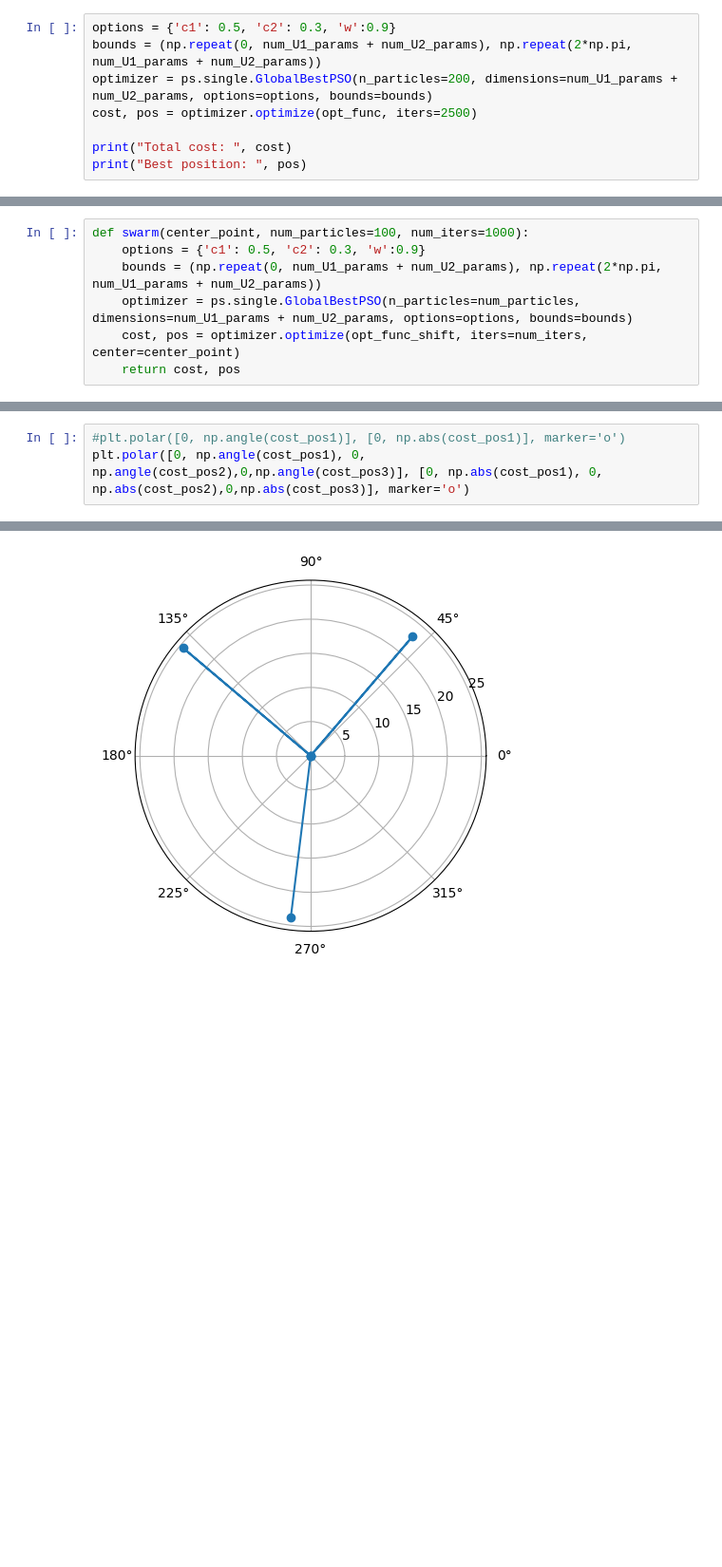
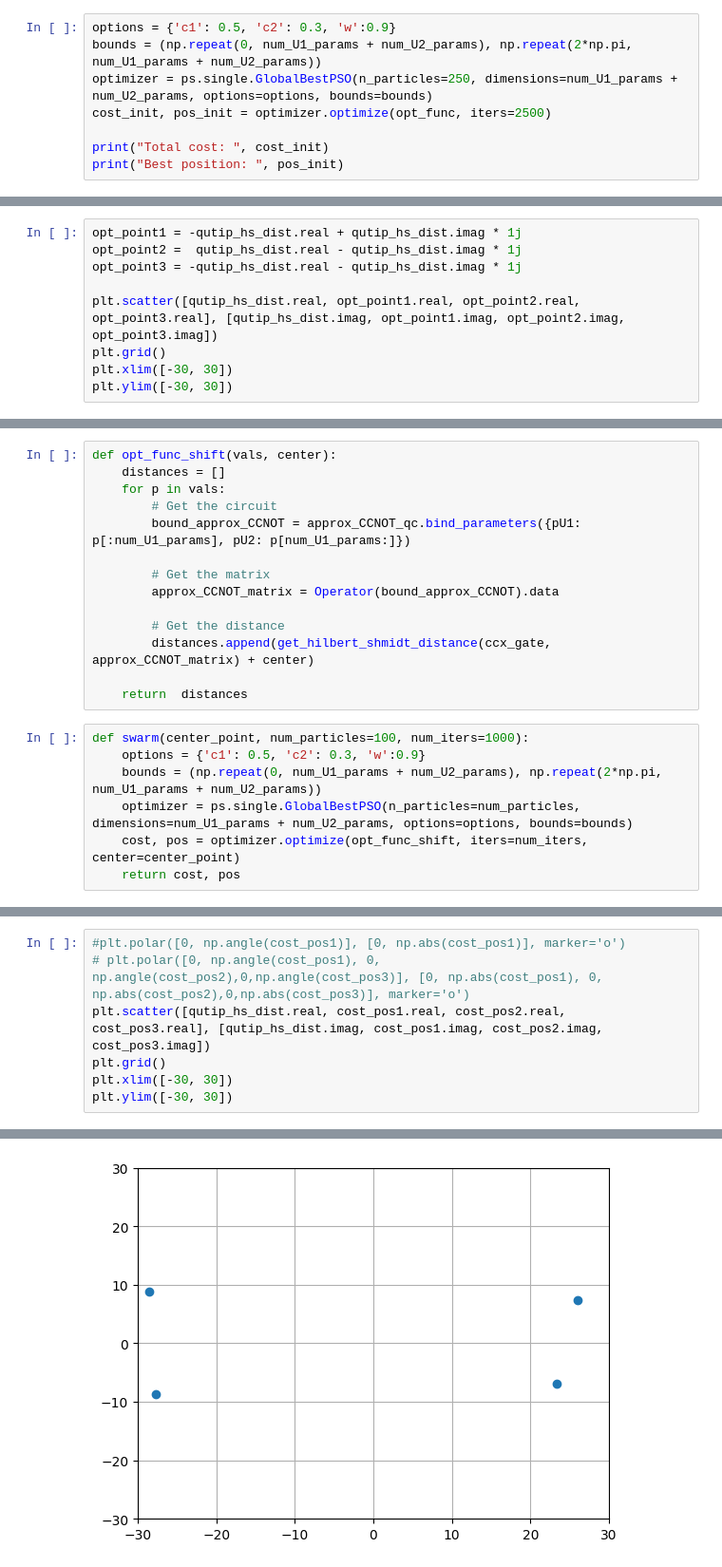
Before and after one commit to the-iron-ryan/CS-239, a Jupyter notebook: ApproxCCNOT/ApproxCCNOT.ipynb, the cells around one changed output, grey strips where cells are left out. Shown at 95% size. Drawn from its saved outputs; the diff is of its cells as text; blank space fills up the shorter version.

```diff
--- a/ApproxCCNOT/ApproxCCNOT.ipynb
+++ b/ApproxCCNOT/ApproxCCNOT.ipynb
@@ -184,9 +186,9 @@ Here I use the `opt_func` defined above and run swarm optimization using the pyt
 # %%
 options = {'c1': 0.5, 'c2': 0.3, 'w':0.9}
 bounds = (np.repeat(0, num_U1_params + num_U2_params), np.repeat(2*np.pi, num_U1_params + num_U2_params))
-optimizer = ps.single.GlobalBestPSO(n_particles=200, dimensions=num_U1_params + num_U2_params, options=options, bounds=bounds)
-cost, pos = optimizer.optimize(opt_func, iters=2500)
+optimizer = ps.single.GlobalBestPSO(n_particles=250, dimensions=num_U1_params + num_U2_params, options=options, bounds=bounds)
+cost_init, pos_init = optimizer.optimize(opt_func, iters=2500)
 
-print("Total cost: ", cost)
-print("Best position: ", pos)
+print("Total cost: ", cost_init)
+print("Best position: ", pos_init)
 # %% [output]
@@ -266,0 +248,9 @@ plt.polar([0, np.angle(opt_point1), 0, np.angle(opt_point2),0,np.angle(opt_point
+# %%
+opt_point1 = -qutip_hs_dist.real + qutip_hs_dist.imag * 1j
+opt_point2 =  qutip_hs_dist.real - qutip_hs_dist.imag * 1j
+opt_point3 = -qutip_hs_dist.real - qutip_hs_dist.imag * 1j
+
+plt.scatter([qutip_hs_dist.real, opt_point1.real, opt_point2.real, opt_point3.real], [qutip_hs_dist.imag, opt_point1.imag, opt_point2.imag, opt_point3.imag])
+plt.grid()
+plt.xlim([-30, 30])
+plt.ylim([-30, 30])
@@ -268,6 +261,20 @@ plt.polar([0, np.angle(opt_point1), 0, np.angle(opt_point2),0,np.angle(opt_point
 If we can possibly optimize a set of matrices centered around *different* points. Then we can use approximate computation (similar to QUEST) by calculating an average matrix of all of them.
 
 Lets define a new optimization function that takes in a shifted value from the HS distance. Then we perform swam optimization once more on each of these shifted distances
+# %%
+def opt_func_shift(vals, center):
+    distances = []
+    for p in vals:
+        # Get the circuit
+        bound_approx_CCNOT = approx_CCNOT_qc.bind_parameters({pU1: p[:num_U1_params], pU2: p[num_U1_params:]})
+
+        # Get the matrix
+        approx_CCNOT_matrix = Operator(bound_approx_CCNOT).data
+
+        # Get the distance
+        distances.append(get_hilbert_shmidt_distance(ccx_gate, approx_CCNOT_matrix) + center)
+
+    return  distances
 # %%
 def swarm(center_point, num_particles=100, num_iters=1000):
     options = {'c1': 0.5, 'c2': 0.3, 'w':0.9}
@@ -321,4 +314,8 @@ print(tot_cost_pos1)
 # %%
 #plt.polar([0, np.angle(cost_pos1)], [0, np.abs(cost_pos1)], marker='o')
-plt.polar([0, np.angle(cost_pos1), 0, np.angle(cost_pos2),0,np.angle(cost_pos3)], [0, np.abs(cost_pos1), 0, np.abs(cost_pos2),0,np.abs(cost_pos3)], marker='o')
+# plt.polar([0, np.angle(cost_pos1), 0, np.angle(cost_pos2),0,np.angle(cost_pos3)], [0, np.abs(cost_pos1), 0, np.abs(cost_pos2),0,np.abs(cost_pos3)], marker='o')
+plt.scatter([qutip_hs_dist.real, cost_pos1.real, cost_pos2.real, cost_pos3.real], [qutip_hs_dist.imag, cost_pos1.imag, cost_pos2.imag, cost_pos3.imag])
+plt.grid()
+plt.xlim([-30, 30])
+plt.ylim([-30, 30])
 # %% [output]
@@ -326,4 +323,4 @@ plt.polar([0, np.angle(cost_pos1), 0, np.angle(cost_pos2),0,np.angle(cost_pos3)]
-[figure, old version]
+[figure, new version]
 # %%
 array_to_latex(pos_to_matrix(pos_pos1))
 # %% [output]
```
Also changed, not shown: parts of 18 cells of this notebook, 4 other files.
